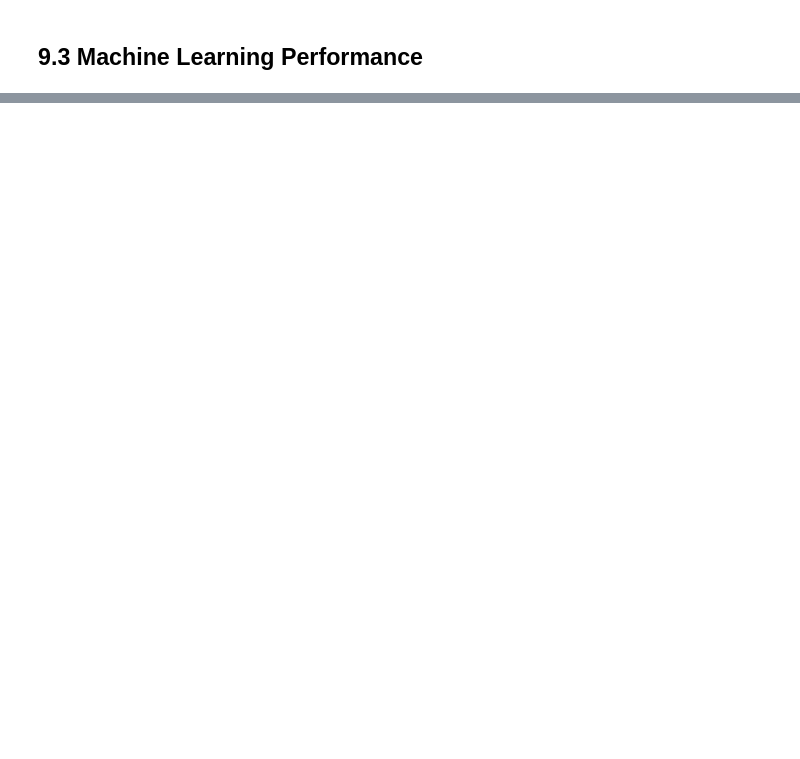
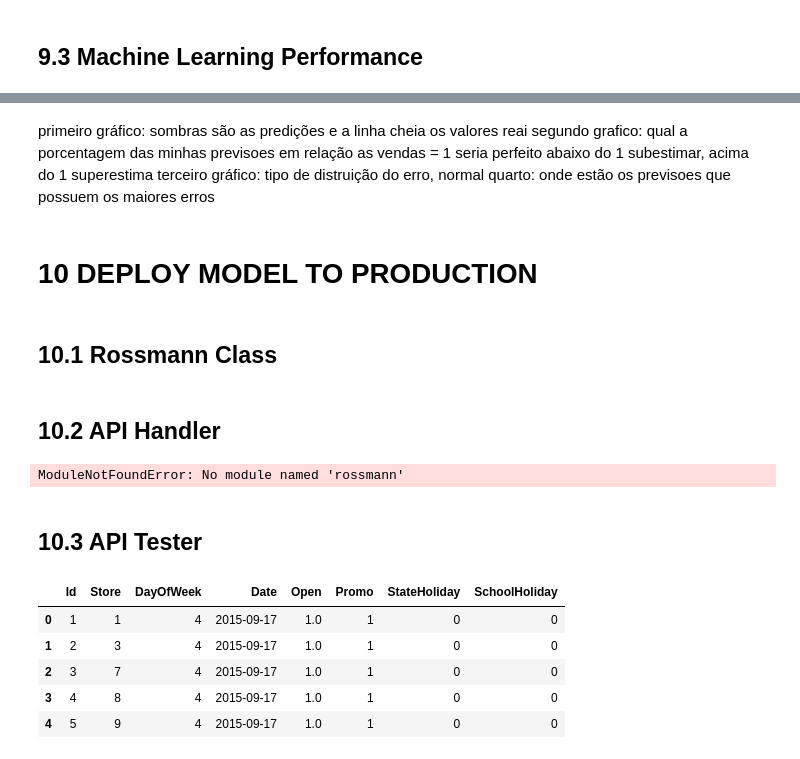
Before and after one commit to EDJR94/Data-Science-Em-Producao, a Jupyter notebook: notebooks/modulo07/m07_store_sales_prediction.ipynb, the cells around one changed output, grey strips where cells are left out. Drawn from its saved outputs; the diff is of its cells as text; code cells hidden in the pictures; blank space fills up the shorter version.

Commit message:
Ended module 09 and start module 10 Deploy

```diff
--- a/notebooks/modulo07/m07_store_sales_prediction.ipynb
+++ b/notebooks/modulo07/m07_store_sales_prediction.ipynb
@@ -1478,0 +1470,8 @@ df9['sales']
+# %% [markdown]
+primeiro gráfico: sombras são as predições e a linha cheia os valores reai
+segundo grafico: qual a porcentagem das minhas previsoes em relação as vendas = 1 seria perfeito
+ abaixo do 1 subestimar, acima do 1 superestima
+ terceiro gráfico: tipo de distruição do erro, normal
+ quarto: onde estão os previsoes que possuem os maiores erros
+# %% [markdown]
+# 10 DEPLOY MODEL TO PRODUCTION
@@ -1478,0 +1482,2 @@ df9['sales']
+# %% [markdown]
+## 10.1 Rossmann Class
@@ -1478,0 +1705,50 @@ df9['sales']
+# %% [markdown]
+## 10.2 API Handler
+# %%
+import pandas as pd
+import pickle
+from flask import Flask, request, Response
+from rossmann.Rossmann import Rossmann
+
+#loading model
+model = pickle.load(open('C:\\Users\\edils\\repos\\Data-Science-Em-Producao\\model\\model_rossman.pkl', 'rb'))
+
+#initalize API
+app = Flask(__name__)
+
+@app.route('/rossmann/predict', methods=['POST'])
+
+def rossmann_predict():
+    test_json = request.get_json()
+
+    if test_json: #there is data
+        if isinstance(test_json, dict): #unique example
+            test_raw = pd.DataFrame(test_json, index=[0])
+
+        else: #multiple example
+            test_raw = pd.DataFrame(test_json, columns=test_json[0].keys())
+
+        #Instatiate Rossmann class
+        pipeline = Rossmann()
+
+        #data cleaning
+        df1 = pipeline.data_cleaning(test_raw)
+
+        #feature engineering
+        df2 = pipeline.feature_engineering(df1)
+
+        #data preparation
+        df3 = pipeline.data_preparation(df2)
+
+        #prediction
+        df_response = pipeline.get_prediction(model, test_raw, df3)
+
+    else:
+        return Response('{}', status=200, mimetype='application/json')
+
+if __name__ == '__main__':
+     app.run('0.0.0.0')
+# %% [output]
+ModuleNotFoundError: No module named 'rossmann'
+# %% [markdown]
+## 10.3 API Tester
@@ -1478,0 +1757,12 @@ df9['sales']
+# %%
+#load test dataset
+df10 = pd.read_csv('C:\\Users\\edils\\repos\\Data-Science-Em-Producao\\data\\test.csv')
+# %%
+df10.head()
+# %% [output]
+|  | Id | Store | DayOfWeek | Date | Open | Promo | StateHoliday | SchoolHoliday |
+| 0 | 1 | 1 | 4 | 2015-09-17 | 1.0 | 1 | 0 | 0 |
+| 1 | 2 | 3 | 4 | 2015-09-17 | 1.0 | 1 | 0 | 0 |
+| 2 | 3 | 7 | 4 | 2015-09-17 | 1.0 | 1 | 0 | 0 |
+| 3 | 4 | 8 | 4 | 2015-09-17 | 1.0 | 1 | 0 | 0 |
+| 4 | 5 | 9 | 4 | 2015-09-17 | 1.0 | 1 | 0 | 0 |
```
Also changed, not shown: parts of 50 cells of this notebook, 10 other files.
